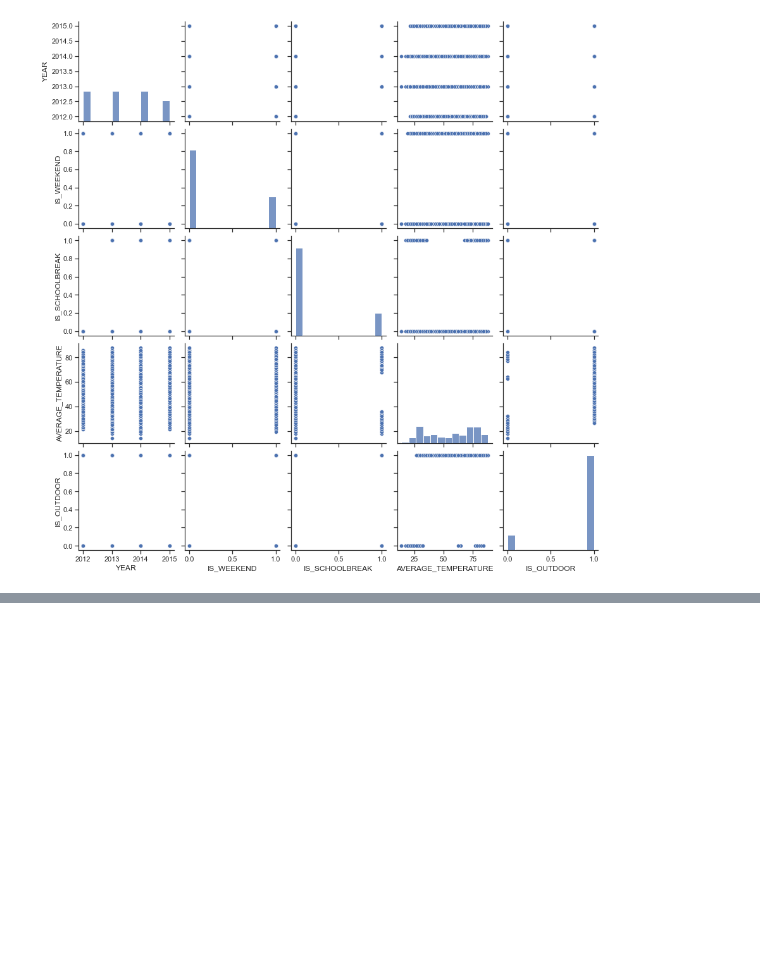
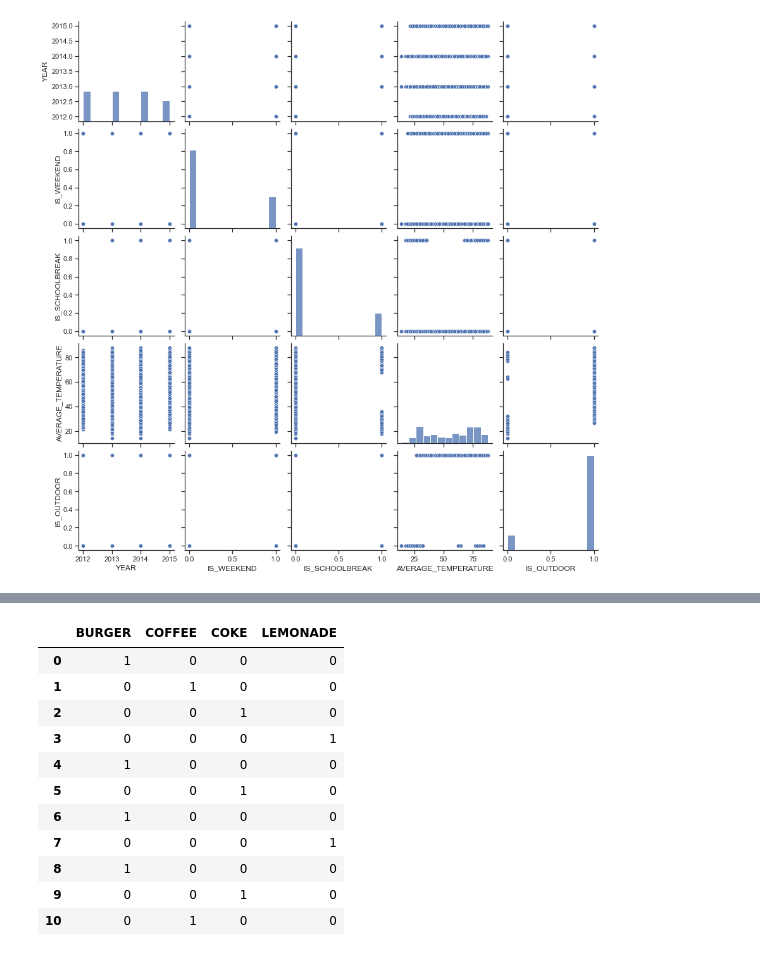
Before and after one commit to Keshtech2002/Retail_Price_Optimization_ML_Regression, a Jupyter notebook: Cafe_Price_Optimazation.ipynb, the cells around one changed output, grey strips where cells are left out. Cells and saved outputs as stored; diff of their text form; code cells hidden in the pictures; blank space fills up the shorter version.

```diff
--- a/Cafe_Price_Optimazation.ipynb
+++ b/Cafe_Price_Optimazation.ipynb
@@ -244,0 +286,16 @@ sns.pairplot(date_info)
+# %%
+# Encoding the ITEM_NAME column in sales_data
+pd.get_dummies(sales_data['ITEM_NAME'])
+# %% [output]
+|  | BURGER | COFFEE | COKE | LEMONADE |
+| 0 | 1 | 0 | 0 | 0 |
+| 1 | 0 | 1 | 0 | 0 |
+| 2 | 0 | 0 | 1 | 0 |
+| 3 | 0 | 0 | 0 | 1 |
+| 4 | 1 | 0 | 0 | 0 |
+| 5 | 0 | 0 | 1 | 0 |
+| 6 | 1 | 0 | 0 | 0 |
+| 7 | 0 | 0 | 0 | 1 |
+| 8 | 1 | 0 | 0 | 0 |
+| 9 | 0 | 0 | 1 | 0 |
+| 10 | 0 | 1 | 0 | 0 |
```
Also changed, not shown: parts of 23 cells of this notebook.
